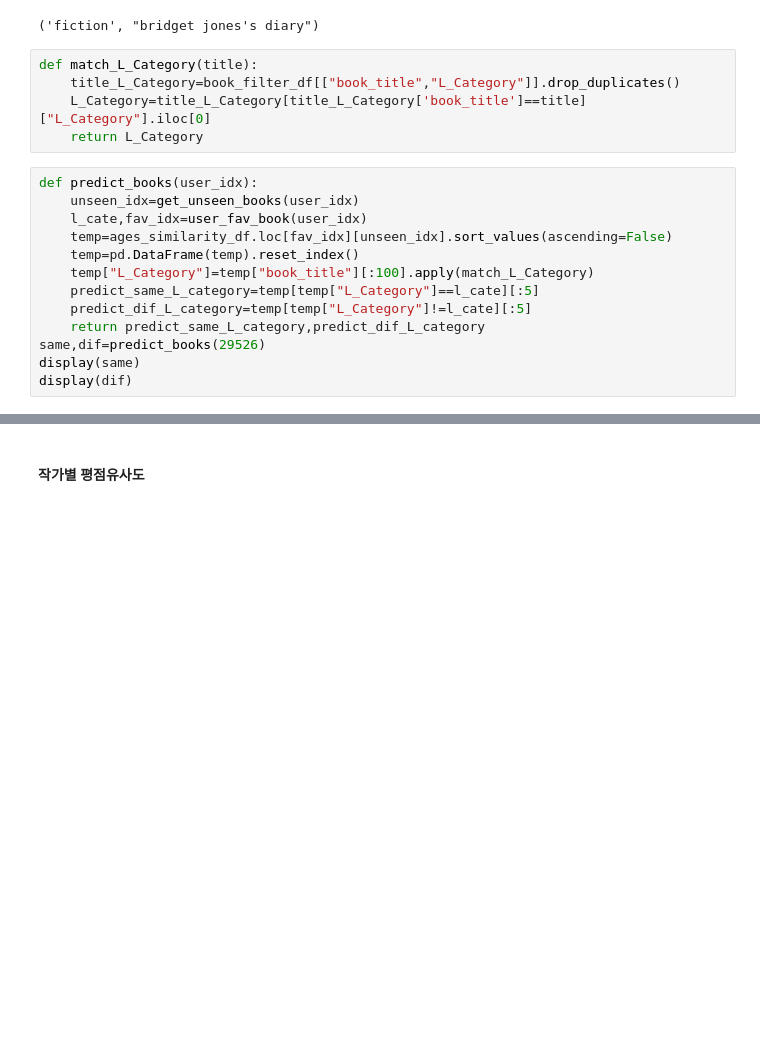
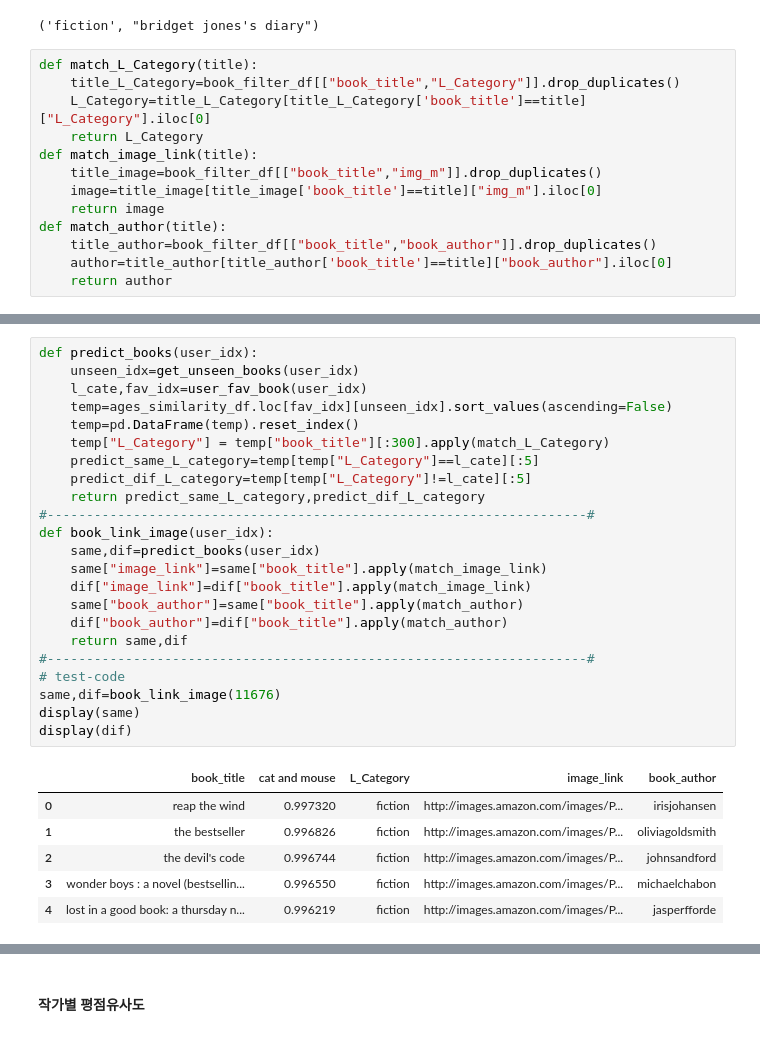
Before and after one commit to hyeyoung-x/DA36_mini2_Bookitoki, a Jupyter notebook: HeoChaeyoen/preprocess_data_heo.ipynb, the cells around one changed output, grey strips where cells are left out. Cells and saved outputs as stored; diff of their text form; blank space fills up the shorter version.

Commit message:
Feat: return 값 수정코드 작성 (title,author,image_link,L_category)

```diff
--- a/HeoChaeyoen/preprocess_data_heo.ipynb
+++ b/HeoChaeyoen/preprocess_data_heo.ipynb
@@ -214,16 +215,11 @@ def match_L_Category(title):
     title_L_Category=book_filter_df[["book_title","L_Category"]].drop_duplicates()
     L_Category=title_L_Category[title_L_Category['book_title']==title]["L_Category"].iloc[0]
     return L_Category
+def match_image_link(title):
+    title_image=book_filter_df[["book_title","img_m"]].drop_duplicates()
+    image=title_image[title_image['book_title']==title]["img_m"].iloc[0]
+    return image
+def match_author(title):
+    title_author=book_filter_df[["book_title","book_author"]].drop_duplicates()
+    author=title_author[title_author['book_title']==title]["book_author"].iloc[0]
+    return author
-# %%
-def predict_books(user_idx):
-    unseen_idx=get_unseen_books(user_idx)
-    l_cate,fav_idx=user_fav_book(user_idx)
-    temp=ages_similarity_df.loc[fav_idx][unseen_idx].sort_values(ascending=False)
-    temp=pd.DataFrame(temp).reset_index()
-    temp["L_Category"]=temp["book_title"][:100].apply(match_L_Category)
-    predict_same_L_category=temp[temp["L_Category"]==l_cate][:5]
-    predict_dif_L_category=temp[temp["L_Category"]!=l_cate][:5]
-    return predict_same_L_category,predict_dif_L_category
-same,dif=predict_books(29526)
-display(same)
-display(dif)
@@ -242,0 +233,30 @@ display(dif)
+# %%
+def predict_books(user_idx):
+    unseen_idx=get_unseen_books(user_idx)
+    l_cate,fav_idx=user_fav_book(user_idx)
+    temp=ages_similarity_df.loc[fav_idx][unseen_idx].sort_values(ascending=False)
+    temp=pd.DataFrame(temp).reset_index()
+    temp["L_Category"] = temp["book_title"][:300].apply(match_L_Category)
+    predict_same_L_category=temp[temp["L_Category"]==l_cate][:5]
+    predict_dif_L_category=temp[temp["L_Category"]!=l_cate][:5]
+    return predict_same_L_category,predict_dif_L_category
+#---------------------------------------------------------------------#
+def book_link_image(user_idx):
+    same,dif=predict_books(user_idx)
+    same["image_link"]=same["book_title"].apply(match_image_link)
+    dif["image_link"]=dif["book_title"].apply(match_image_link)
+    same["book_author"]=same["book_title"].apply(match_author)
+    dif["book_author"]=dif["book_title"].apply(match_author)
+    return same,dif
+#---------------------------------------------------------------------#
+# test-code
+same,dif=book_link_image(11676)
+display(same)
+display(dif)
+# %% [output]
+|  | book_title | cat and mouse | L_Category | image_link | book_author |
+| 0 | reap the wind | 0.997320 | fiction | http://images.amazon.com/images/P... | irisjohansen |
+| 1 | the bestseller | 0.996826 | fiction | http://images.amazon.com/images/P... | oliviagoldsmith |
+| 2 | the devil's code | 0.996744 | fiction | http://images.amazon.com/images/P... | johnsandford |
+| 3 | wonder boys : a novel (bestsellin... | 0.996550 | fiction | http://images.amazon.com/images/P... | michaelchabon |
+| 4 | lost in a good book: a thursday n... | 0.996219 | fiction | http://images.amazon.com/images/P... | jasperfforde |
```
Also changed, not shown: parts of 4 cells of this notebook.
